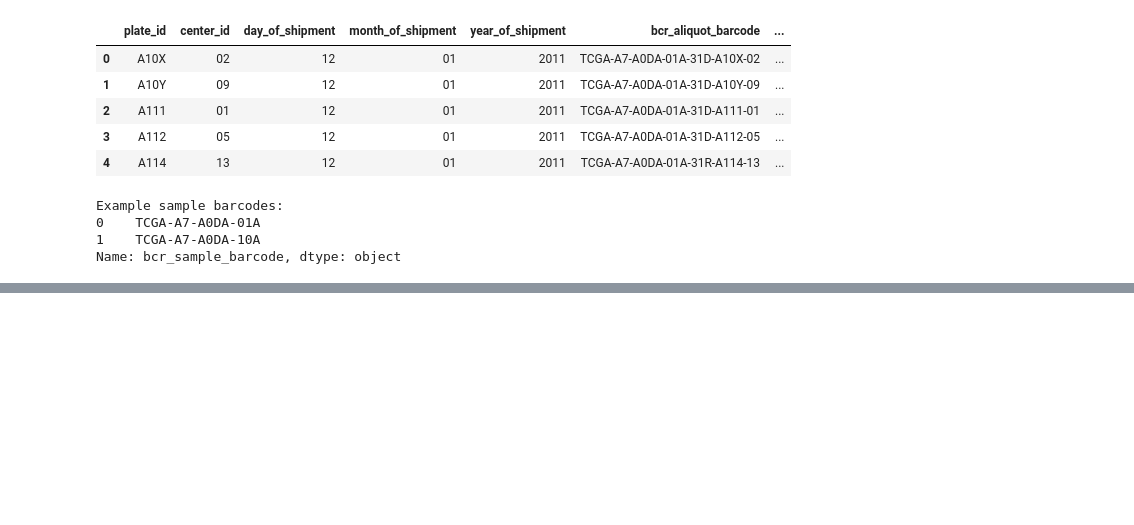
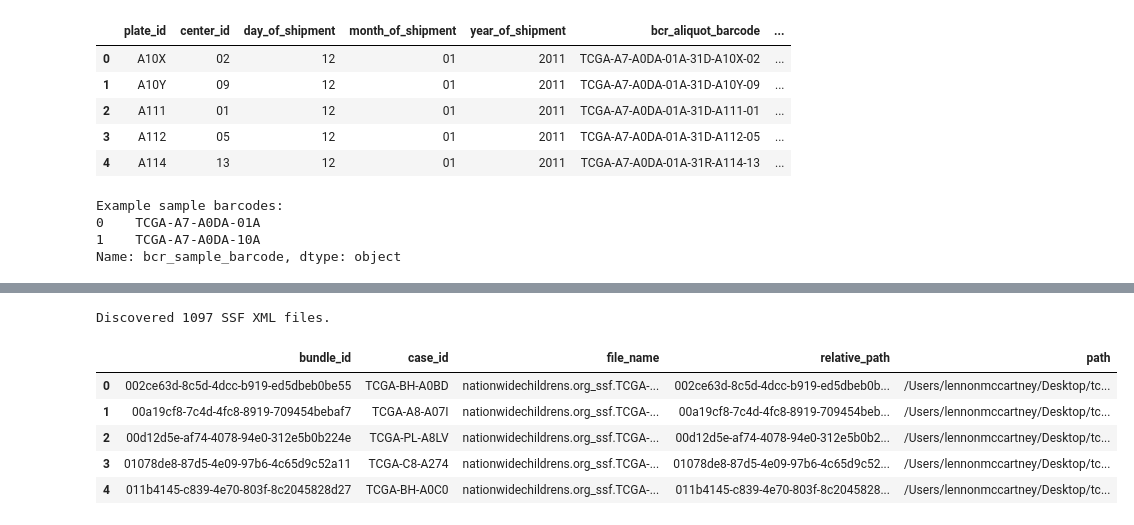
Before and after one commit to sarthak-arora1997/tcga-brca-multiomics-subtyping, a Jupyter notebook: notebooks/01_download_and_organize_data.ipynb, the cells around one changed output, grey strips where cells are left out. Saved outputs shown, nothing was run; the diff lists cells and outputs as text; code cells hidden in the pictures; blank space fills up the shorter version.

Commit message:
trying to understand database relationships between .xml (clinical, biospecimen and ssf) data with .tsv (STAR gene counts)

```diff
--- a/notebooks/01_download_and_organize_data.ipynb
+++ b/notebooks/01_download_and_organize_data.ipynb
@@ -483,0 +488,33 @@ Name: bcr_sample_barcode, dtype: object
+# %%
+def collect_ssf_xml(root: Path) -> pd.DataFrame:
+    records: list[dict[str, object]] = []
+    for bundle in sorted(p for p in root.iterdir() if p.is_dir()):
+        for xml_path in sorted(bundle.glob('*.xml')):
+            if 'ssf' not in xml_path.name.lower():
+                continue
+            filename = xml_path.name
+            case_id = filename.split('.')[-2]
+            records.append(
+                {
+                    'bundle_id': bundle.name,
+                    'case_id': case_id,
+                    'file_name': filename,
+                    'relative_path': xml_path.relative_to(CLINICAL_DATA_DIR).as_posix(),
+                    'path': str(xml_path),
+                }
+            )
+    if not records:
+        raise FileNotFoundError('No SSF XML files discovered')
+    return pd.DataFrame.from_records(records)
+
+ssf_index = collect_ssf_xml(CLINICAL_DATA_DIR)
+print(f'Discovered {len(ssf_index)} SSF XML files.')
+ssf_index.head()
+# %% [output]
+Discovered 1097 SSF XML files.
+|  | bundle_id | case_id | file_name | relative_path | path |
+| 0 | 002ce63d-8c5d-4dcc-b919-ed5dbeb0be55 | TCGA-BH-A0BD | nationwidechildrens.org_ssf.TCGA-... | 002ce63d-8c5d-4dcc-b919-ed5dbeb0b... | /Users/lennonmccartney/Desktop/tc... |
+| 1 | 00a19cf8-7c4d-4fc8-8919-709454bebaf7 | TCGA-A8-A07I | nationwidechildrens.org_ssf.TCGA-... | 00a19cf8-7c4d-4fc8-8919-709454beb... | /Users/lennonmccartney/Desktop/tc... |
+| 2 | 00d12d5e-af74-4078-94e0-312e5b0b224e | TCGA-PL-A8LV | nationwidechildrens.org_ssf.TCGA-... | 00d12d5e-af74-4078-94e0-312e5b0b2... | /Users/lennonmccartney/Desktop/tc... |
+| 3 | 01078de8-87d5-4e09-97b6-4c65d9c52a11 | TCGA-C8-A274 | nationwidechildrens.org_ssf.TCGA-... | 01078de8-87d5-4e09-97b6-4c65d9c52... | /Users/lennonmccartney/Desktop/tc... |
+| 4 | 011b4145-c839-4e70-803f-8c2045828d27 | TCGA-BH-A0C0 | nationwidechildrens.org_ssf.TCGA-... | 011b4145-c839-4e70-803f-8c2045828... | /Users/lennonmccartney/Desktop/tc... |
```
Also changed, not shown: parts of 5 cells of this notebook, 1 other file.
